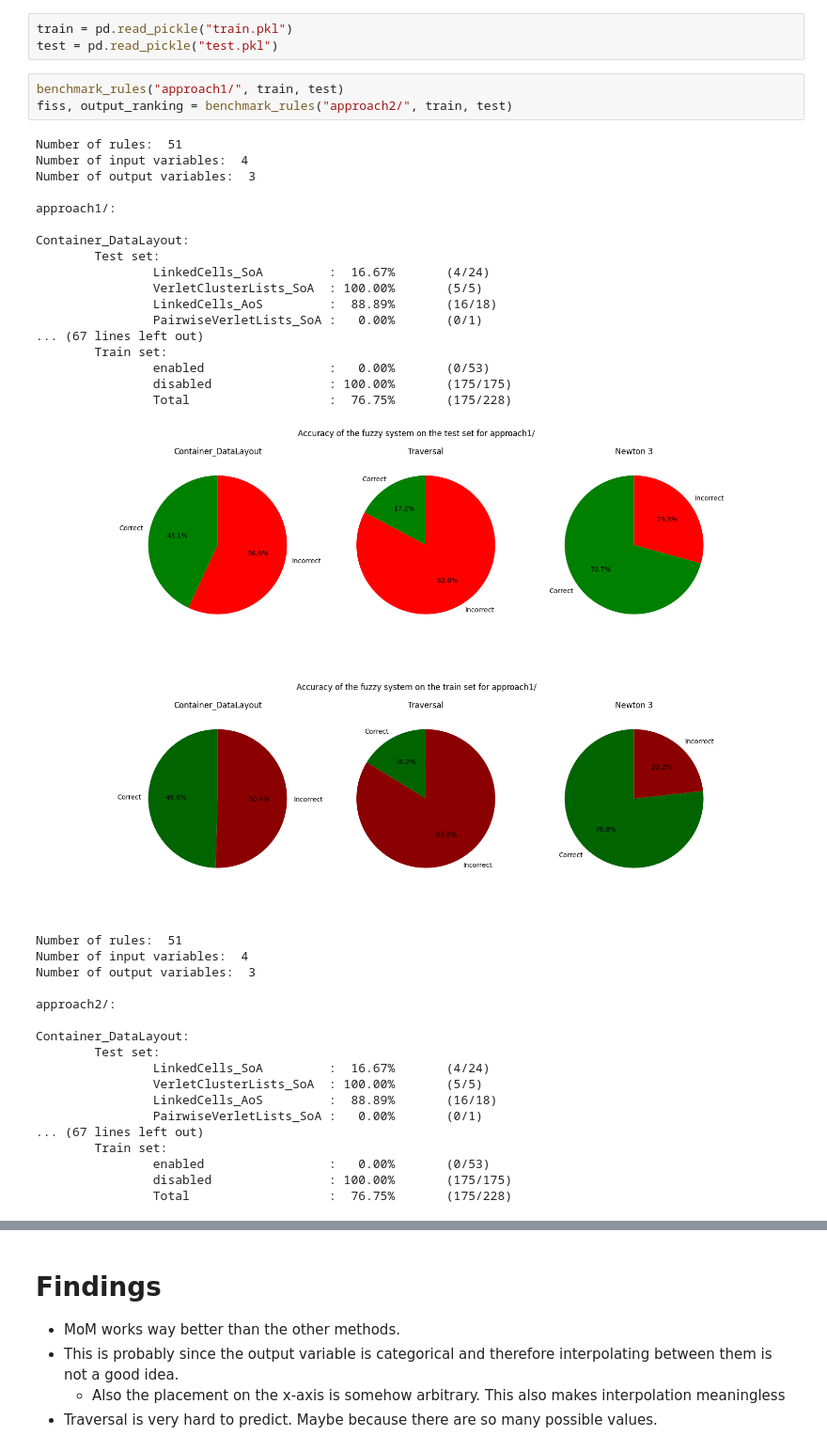
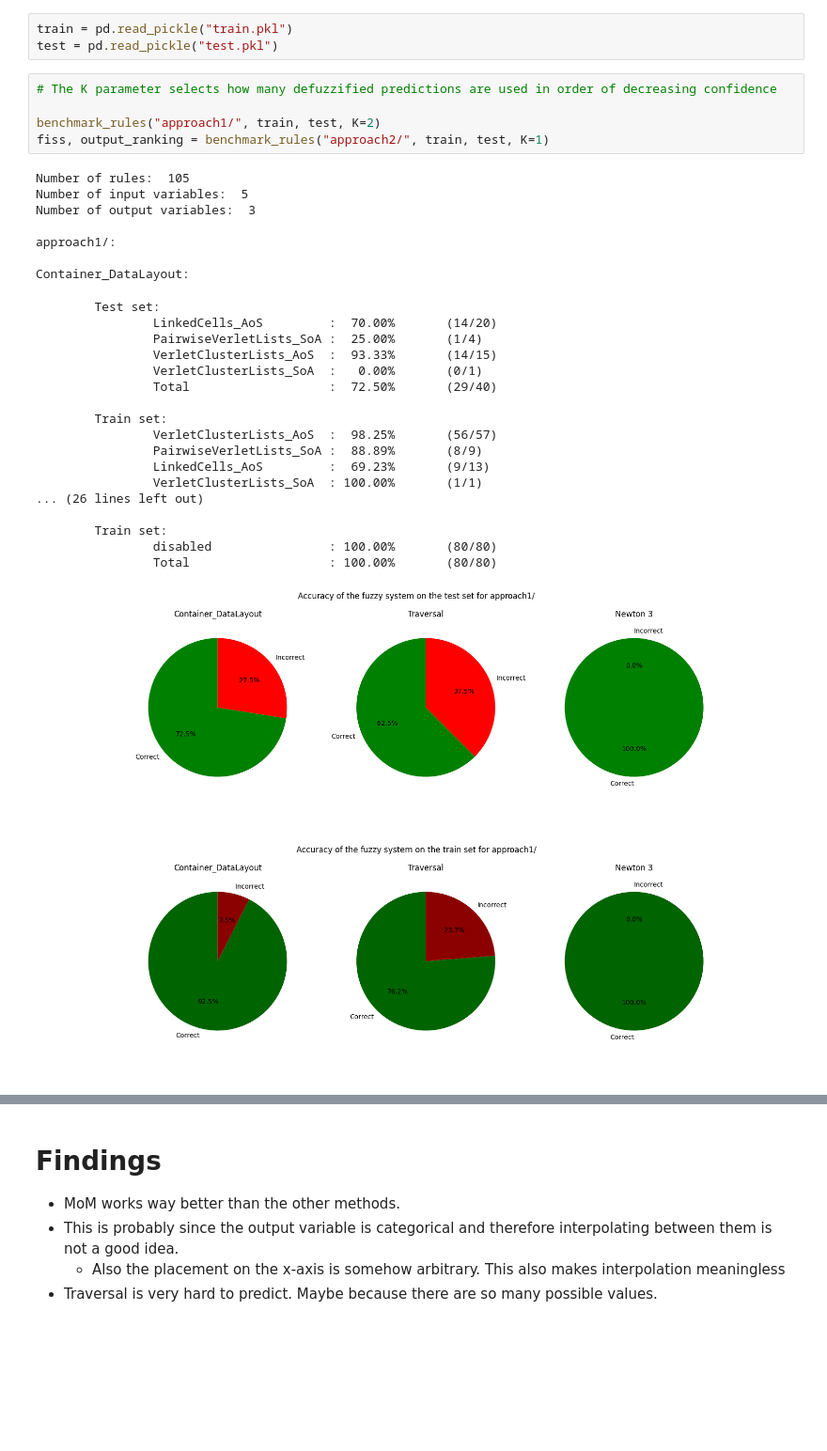
Before and after one commit to ManuelLerchner/AutoPas-FuzzyTuning-Bachelor-Thesis, a Jupyter notebook: data/analysis/pause-during-examples/rule-benchmark.ipynb, the cells around one changed output, grey strips where cells are left out. Shown at 94% size. Saved outputs shown, nothing was run; the diff lists cells and outputs as text; blank space fills up the shorter version.

Commit message:
improve rules for new dataset

```diff
--- a/data/analysis/pause-during-examples/rule-benchmark.ipynb
+++ b/data/analysis/pause-during-examples/rule-benchmark.ipynb
@@ -19,42 +19,34 @@ FOLDERS = ["approach1", "approach2"]
 train = pd.read_pickle("train.pkl")
 test = pd.read_pickle("test.pkl")
 # %%
-benchmark_rules("approach1/", train, test)
-fiss, output_ranking = benchmark_rules("approach2/", train, test)
+# The K parameter selects how many defuzzified predictions are used in order of decreasing confidence
+
+benchmark_rules("approach1/", train, test, K=2)
+fiss, output_ranking = benchmark_rules("approach2/", train, test, K=1)
 # %% [output]
-Number of rules:  51
-Number of input variables:  4
+Number of rules:  105
+Number of input variables:  5
 Number of output variables:  3
 
 approach1/:
 
 Container_DataLayout:
-        Test set:
-                LinkedCells_SoA         :  16.67%       (4/24)
-                VerletClusterLists_SoA  : 100.00%       (5/5)
-                LinkedCells_AoS         :  88.89%       (16/18)
-                PairwiseVerletLists_SoA :   0.00%       (0/1)
-... (67 lines left out)
-        Train set:
-                enabled                 :   0.00%       (0/53)
-                disabled                : 100.00%       (175/175)
-                Total                   :  76.75%       (175/228)
+        Test set:
+                LinkedCells_AoS         :  70.00%       (14/20)
+                PairwiseVerletLists_SoA :  25.00%       (1/4)
+                VerletClusterLists_AoS  :  93.33%       (14/15)
+                VerletClusterLists_SoA  :   0.00%       (0/1)
+                Total                   :  72.50%       (29/40)
+
+        Train set:
+                VerletClusterLists_AoS  :  98.25%       (56/57)
+                PairwiseVerletLists_SoA :  88.89%       (8/9)
+                LinkedCells_AoS         :  69.23%       (9/13)
+                VerletClusterLists_SoA  : 100.00%       (1/1)
+... (26 lines left out)
+
+        Train set:
+                disabled                : 100.00%       (80/80)
+                Total                   : 100.00%       (80/80)
-[figure, old version]
+[figure, new version]
-[figure, old version]
+[figure, new version]
-Number of rules:  51
-Number of input variables:  4
-Number of output variables:  3
-
-approach2/:
-
-Container_DataLayout:
-        Test set:
-                LinkedCells_SoA         :  16.67%       (4/24)
-                VerletClusterLists_SoA  : 100.00%       (5/5)
-                LinkedCells_AoS         :  88.89%       (16/18)
-                PairwiseVerletLists_SoA :   0.00%       (0/1)
-... (67 lines left out)
-        Train set:
-                enabled                 :   0.00%       (0/53)
-                disabled                : 100.00%       (175/175)
-                Total                   :  76.75%       (175/228)
```
Also changed, not shown: parts of 1 cell of this notebook, 10 other files.
